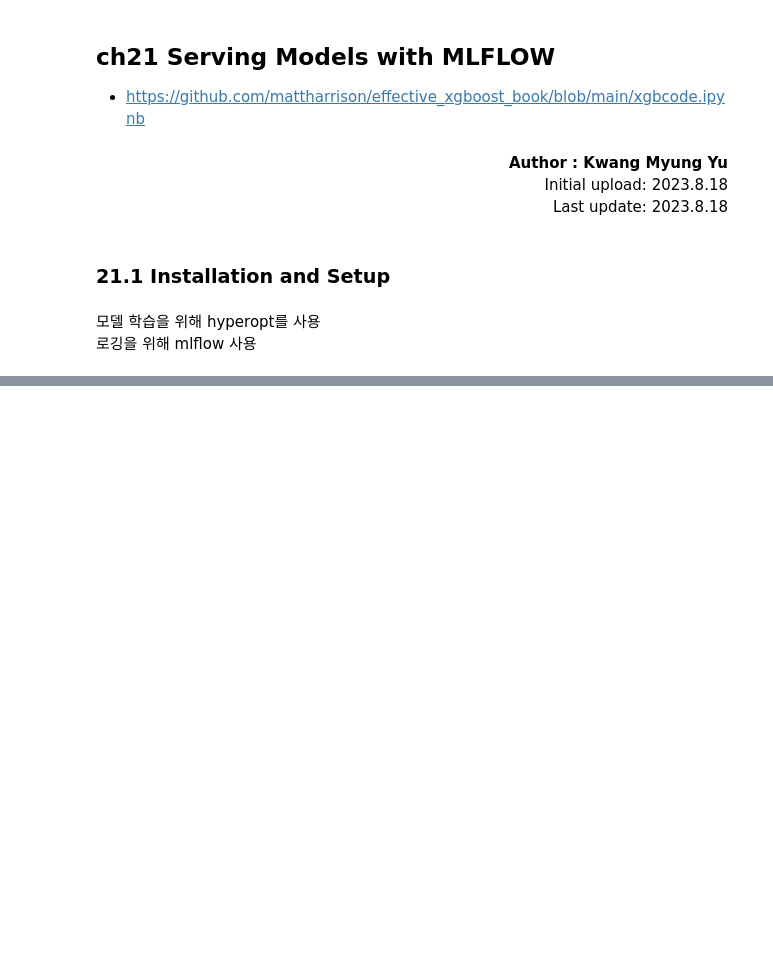
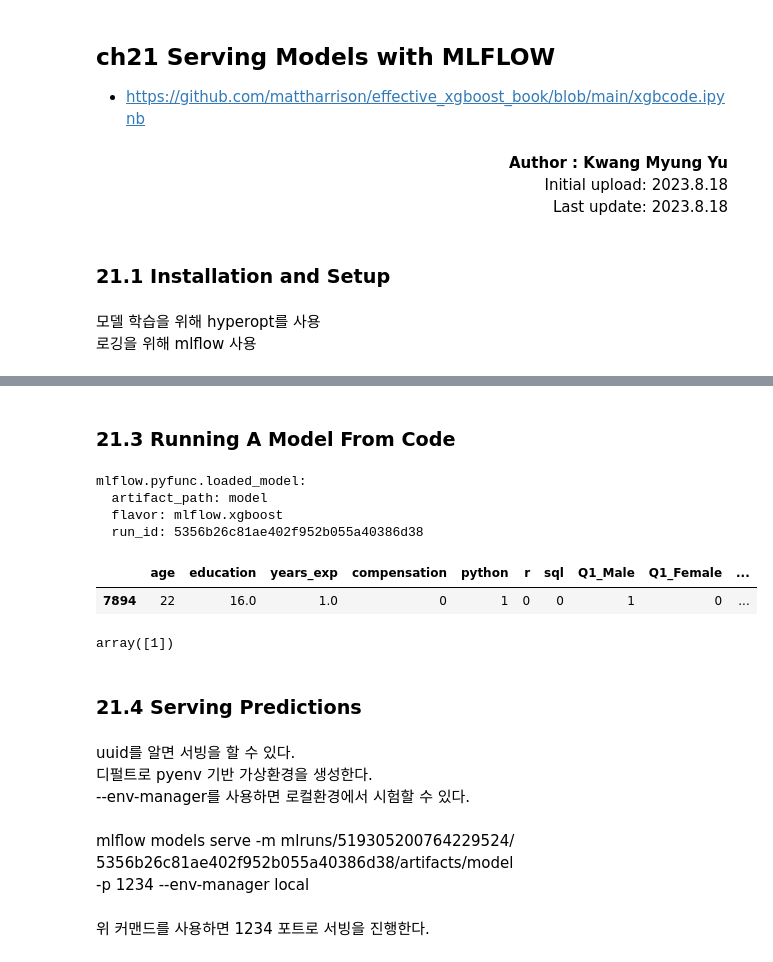
Before and after one commit to sguys99/self-study, a Jupyter notebook: xgboost/effective_xgboost/ch21.ipynb, the cells around one changed output, grey strips where cells are left out. Saved outputs shown, nothing was run; the diff lists cells and outputs as text; code cells hidden in the pictures; blank space fills up the shorter version.

Commit message:
[xgboost] effective xgboost ch21(mlflow serving)

```diff
--- a/xgboost/effective_xgboost/ch21.ipynb
+++ b/xgboost/effective_xgboost/ch21.ipynb
@@ -143,0 +144,2 @@ model_info.run_id
+# %% [markdown]
+### 21.3 Running A Model From Code
@@ -143,0 +148,29 @@ model_info.run_id
+# %%
+loaded_model = mlflow.pyfunc.load_model(logged_model)
+loaded_model
+# %% [output]
+mlflow.pyfunc.loaded_model:
+  artifact_path: model
+  flavor: mlflow.xgboost
+  run_id: 5356b26c81ae402f952b055a40386d38
+# %%
+X_test.iloc[[0]]
+# %% [output]
+|  | age | education | years_exp | compensation | python | r | sql | Q1_Male | Q1_Female | ... |
+| 7894 | 22 | 16.0 | 1.0 | 0 | 1 | 0 | 0 | 1 | 0 | ... |
+# %%
+loaded_model.predict(X_test.iloc[[0]])
+# %% [output]
+array([1])
+# %% [markdown]
+### 21.4 Serving Predictions
+# %% [markdown]
+uuid를 알면 서빙을 할 수 있다.
+디펄트로 pyenv 기반 가상환경을 생성한다.
+--env-manager를 사용하면 로컬환경에서 시험할 수 있다.
+# %% [markdown]
+mlflow models serve -m mlruns/519305200764229524/ \
+5356b26c81ae402f952b055a40386d38/artifacts/model \
+-p 1234 --env-manager local
+# %% [markdown]
+위 커맨드를 사용하면 1234 포트로 서빙을 진행한다.
```
Also changed, not shown: parts of 30 cells of this notebook, 2 other files.
